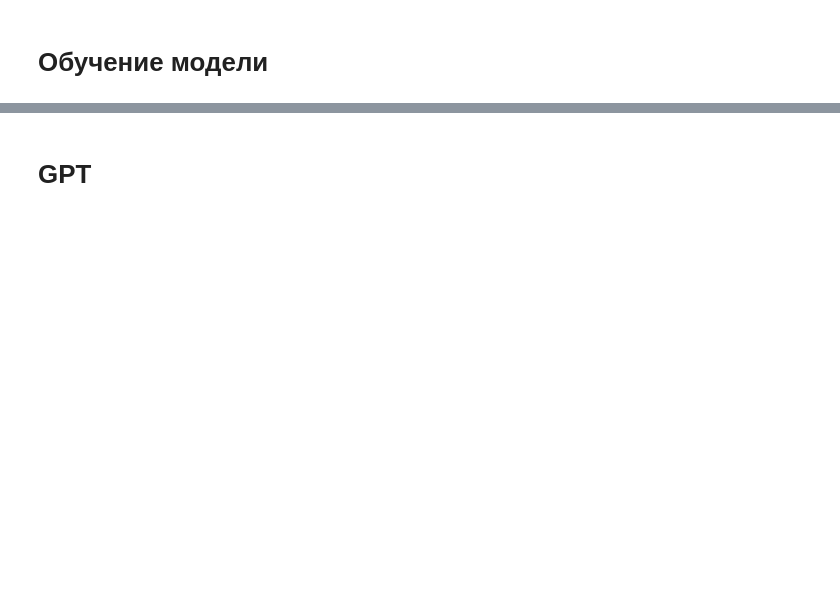
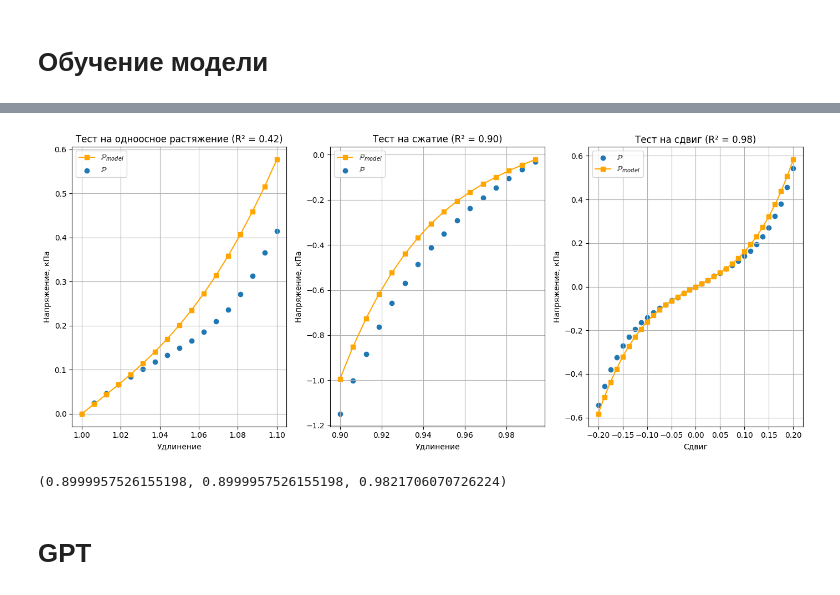
Before and after one commit to 23Grammer58/data-driven-constitutive-modelling, a Jupyter notebook: src/CANN_torch/GoreTex.ipynb, the cells around one changed output, grey strips where cells are left out. Saved outputs shown, nothing was run; the diff lists cells and outputs as text; code cells hidden in the pictures; blank space fills up the shorter version.

```diff
--- a/src/CANN_torch/GoreTex.ipynb
+++ b/src/CANN_torch/GoreTex.ipynb
@@ -228,0 +15,43 @@ train_data_loader.dataset.data
+# %%
+import pandas as pd
+from utils.dataload import BrainDataset
+
+all_data_path = r'C:\Users\User\PycharmProjects\data-driven-constitutive-modelling\data\brain_bade/CANNsBRAINdata.xlsx'
+xls = pd.ExcelFile(all_data_path)
+
+# Load the first sheet
+df_sheet1 = pd.read_excel(xls, sheet_name='Sheet1')
+
+# Clean the first sheet by removing unnecessary rows and renaming columns
+df_sheet1_cleaned = df_sheet1.iloc[3:].reset_index(drop=True)
+
+# Keep only the relevant columns and rename them
+relevant_columns = df_sheet1_cleaned.iloc[:, :4]
+relevant_columns.columns = ['stretch', 'stress_ut', 'gamma', 'stress_ss']
+brain_data = relevant_columns
+
+weight_u_value = 0.5
+weight_t_value = 0.5
+weight_ss_value = 1.
+
+brain_data['weight_ut'] = [weight_u_value] * (len(brain_data) // 2) + [weight_t_value] * (len(brain_data) - len(brain_data) // 2)
+brain_data['weight_ss'] = weight_ss_value
+
+dataset = BrainDataset(brain_data)
+
+print(dataset.data.columns)
+print(dataset[10])
+
+train_data_loader = DataLoader(
+                        dataset,
+                        shuffle=True,
+                        # num_workers=1,
+                        pin_memory=False,
+                        batch_size=2
+)
+test_data_loader = DataLoader(
+                        dataset,
+                        shuffle=False,
+                        # num_workers=1,
+                        pin_memory=False
+)
@@ -497,2 +224,7 @@ $psi = 0.000000 * (I1 - 3) \ + 0.026245 * (e^{ 0.000000 * (I1 - 3)} - 1)\ - 0.02
+# %%
+plot_results(brain_data)
+# %% [output]
+[figure, added]
+(0.8999957526155198, 0.8999957526155198, 0.9821706070726224)
 # %% [markdown]
 # GPT
```
Also changed, not shown: parts of 47 cells of this notebook, 1 other file.
